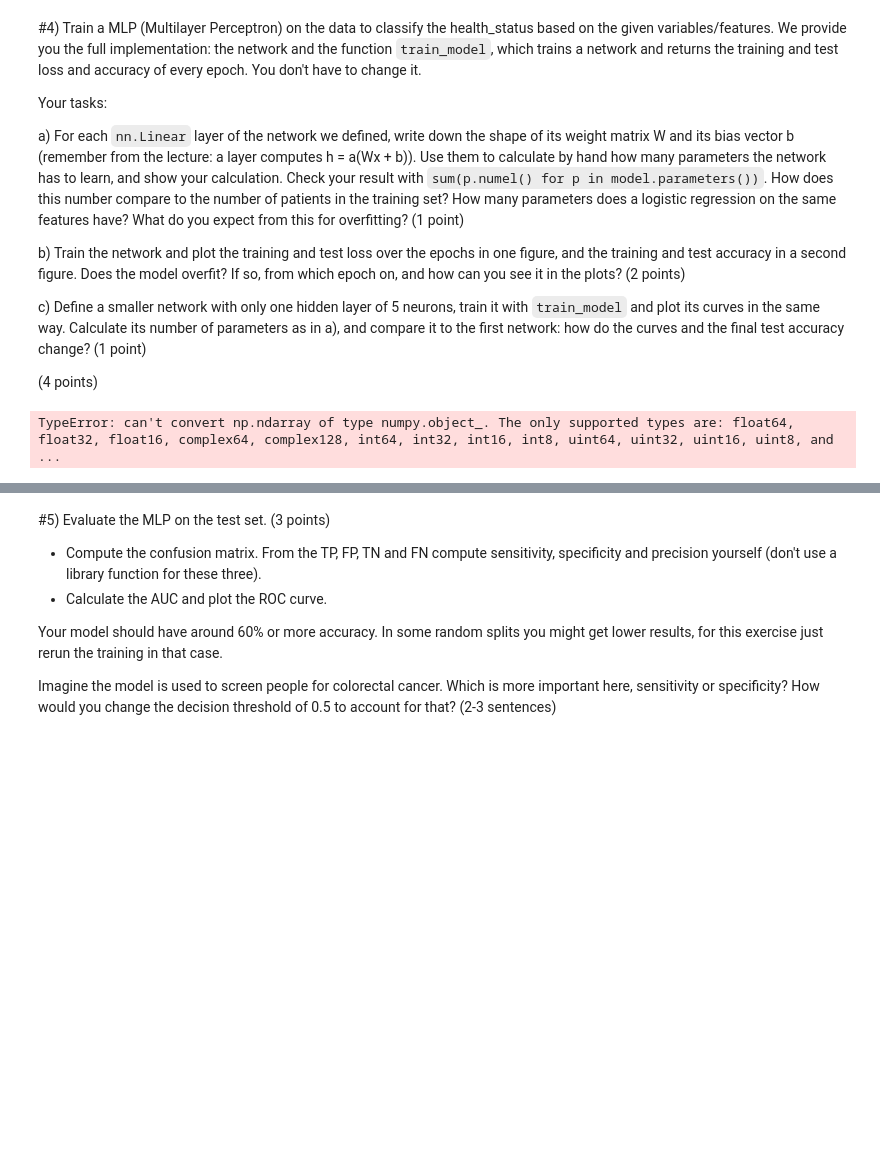
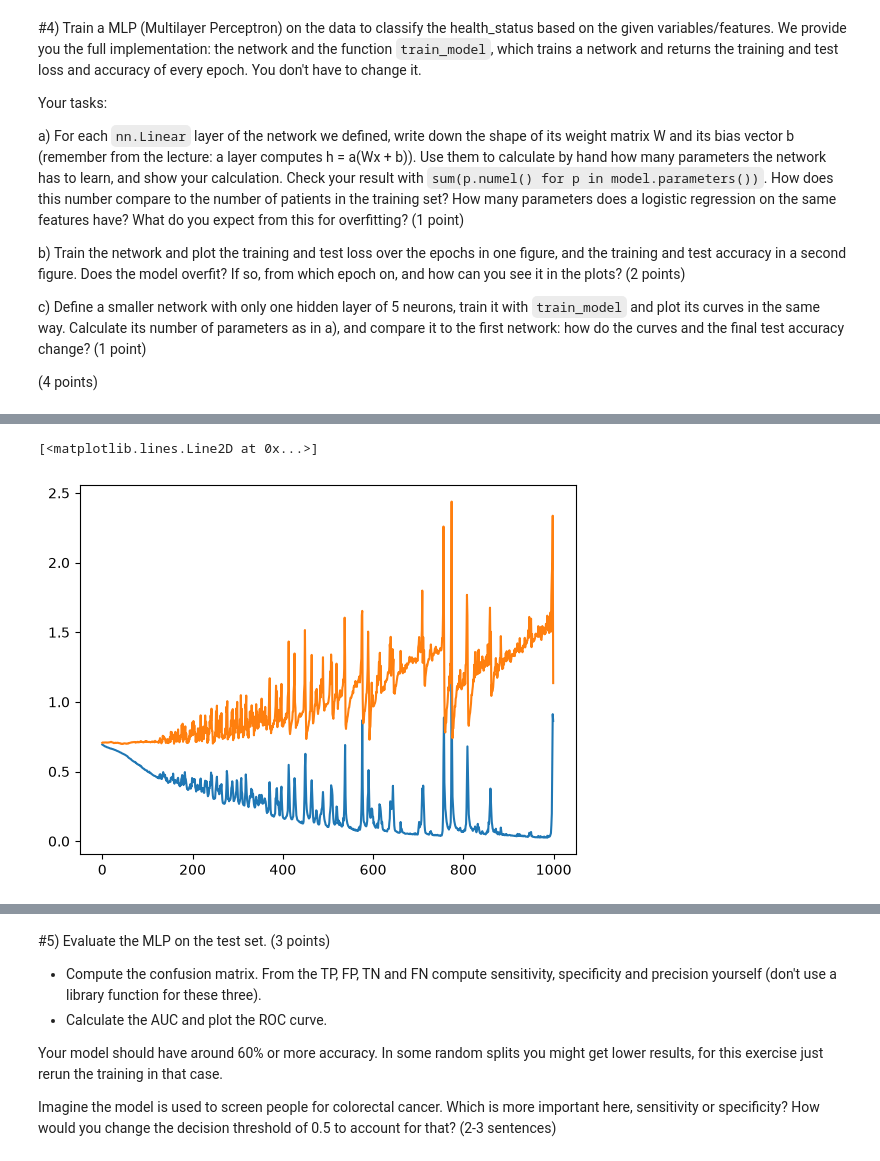
Before and after one commit to Kjescha0/BKIM, a Jupyter notebook: Exercise 2/Exercise_2_v2.ipynb, the cells around one changed output, grey strips where cells are left out. Cells and saved outputs as stored; diff of their text form; code cells hidden in the pictures; blank space fills up the shorter version.

```diff
--- a/Exercise 2/Exercise_2_v2.ipynb
+++ b/Exercise 2/Exercise_2_v2.ipynb
@@ -53,6 +53,8 @@ print(df.shape)
 df.head()
 
 # Do any data cleaning you feel is necessary (data is normalized already)
+df = df.drop(columns=df.columns[0])
+
 counts = df['health_status'].value_counts()
 print(counts)
 
@@ -227,7 +229,5 @@ def train_model(model, num_epochs=1000, lr=0.01):
                   f"| train acc {history['train_acc'][-1]:.3f} | test acc {history['test_acc'][-1]:.3f}")
 
     return history
-# %% [output]
-TypeError: can't convert np.ndarray of type numpy.object_. The only supported types are: float64, float32, float16, complex64, complex128, int64, int32, int16, int8, uint64, uint32, uint16, uint8, and ...
 # %%
 # a) Describe the network and count its parameters
@@ -234,3 +235,6 @@ TypeError: can't convert np.ndarray of type numpy.object_. The only supported ty
 # %%
 # b) Train the network and plot the loss and accuracy curves
 history = train_model(model)
+
+plt.plot(history['train_loss'], label='train'); plt.plot(history['test_loss'], label='test')
+# %% [output]
@@ -237,2 +251,4 @@ history = train_model(model)
+[<matplotlib.lines.Line2D at 0x...>]
+[figure, added]
 # %%
 # c) Define, train and evaluate a smaller network
```
Also changed, not shown: parts of 4 cells of this notebook.
